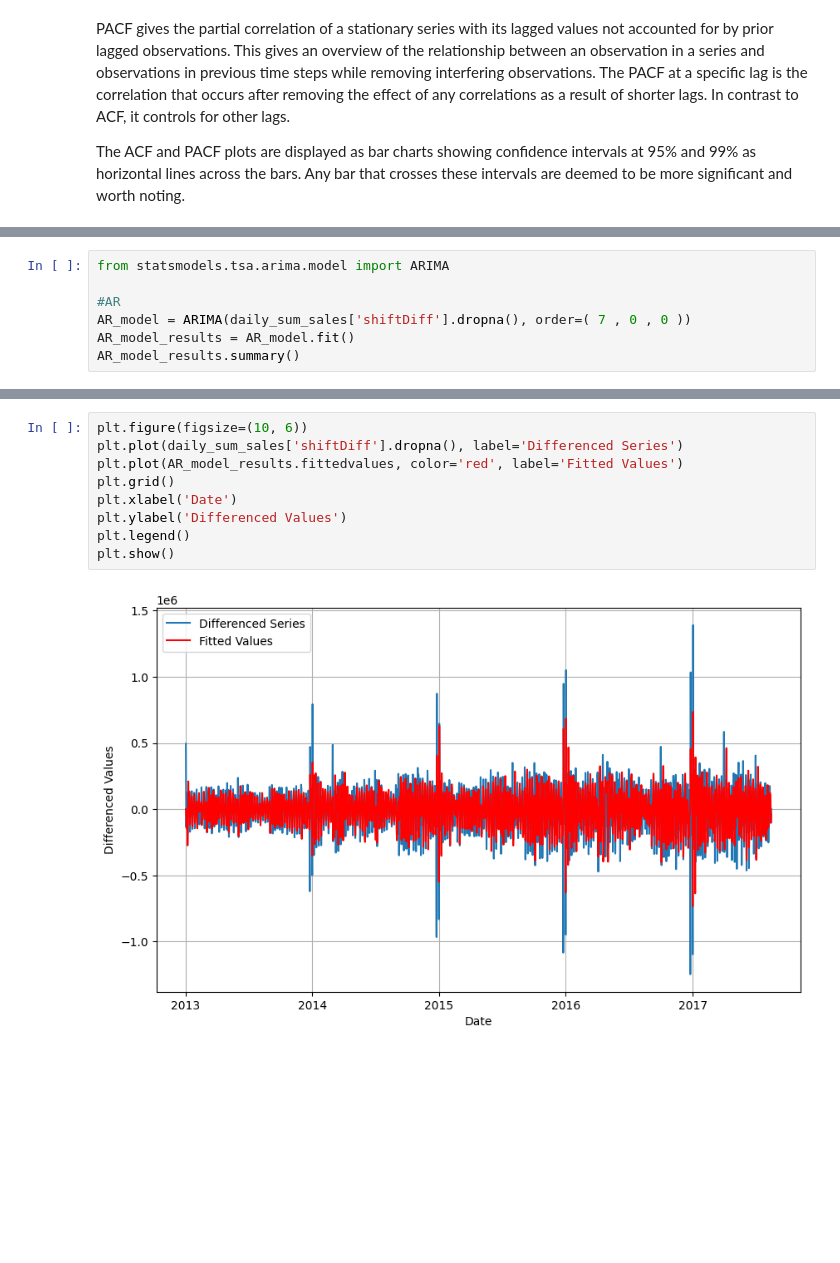
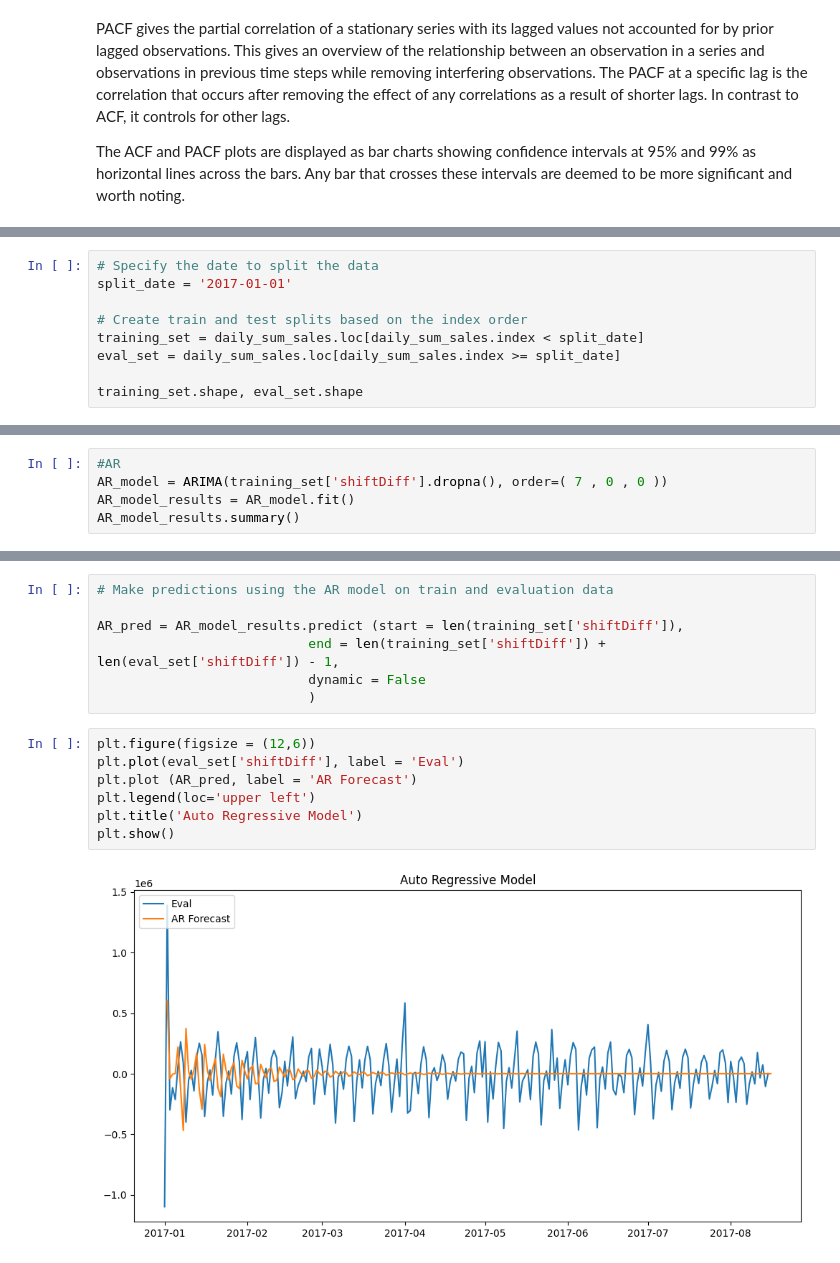
Before and after one commit to Azie88/Time-Series-Sales-Prediction-ARIMA, a Jupyter notebook: ARIMA_Model.ipynb, the cells around one changed output, grey strips where cells are left out. Cells and saved outputs as stored; diff of their text form; blank space fills up the shorter version.

Commit message:
ARIMA model

```diff
--- a/ARIMA_Model.ipynb
+++ b/ARIMA_Model.ipynb
@@ -319,3 +324,12 @@ pacf = plot_pacf(daily_sum_sales['shiftDiff'].dropna(), lags = 30)
 # %% [output]
 [figure]
 [figure]
+# %%
+# Specify the date to split the data
+split_date = '2017-01-01'
+
+# Create train and test splits based on the index order
+training_set = daily_sum_sales.loc[daily_sum_sales.index < split_date]
+eval_set = daily_sum_sales.loc[daily_sum_sales.index >= split_date]
+
+training_set.shape, eval_set.shape
@@ -322,8 +340,6 @@ pacf = plot_pacf(daily_sum_sales['shiftDiff'].dropna(), lags = 30)
 # %%
-from statsmodels.tsa.arima.model import ARIMA
-
 #AR
-AR_model = ARIMA(daily_sum_sales['shiftDiff'].dropna(), order=( 7 , 0 , 0 ))
+AR_model = ARIMA(training_set['shiftDiff'].dropna(), order=( 7 , 0 , 0 ))
 AR_model_results = AR_model.fit()
 AR_model_results.summary()
 # %% [output]
@@ -355,11 +371,16 @@ Warnings:
+# %%
+# Make predictions using the AR model on train and evaluation data
+
+AR_pred = AR_model_results.predict (start = len(training_set['shiftDiff']),
+                           end = len(training_set['shiftDiff']) + len(eval_set['shiftDiff']) - 1,
+                           dynamic = False
+                           )
 # %%
-plt.figure(figsize=(10, 6))
-plt.plot(daily_sum_sales['shiftDiff'].dropna(), label='Differenced Series')
-plt.plot(AR_model_results.fittedvalues, color='red', label='Fitted Values')
-plt.grid()
-plt.xlabel('Date')
-plt.ylabel('Differenced Values')
-plt.legend()
+plt.figure(figsize = (12,6))
+plt.plot(eval_set['shiftDiff'], label = 'Eval')
+plt.plot (AR_pred, label = 'AR Forecast')
+plt.legend(loc='upper left')
+plt.title('Auto Regressive Model')
 plt.show()
 # %% [output]
-[figure, old version]
+[figure, new version]
```
Also changed, not shown: parts of 19 cells of this notebook.
